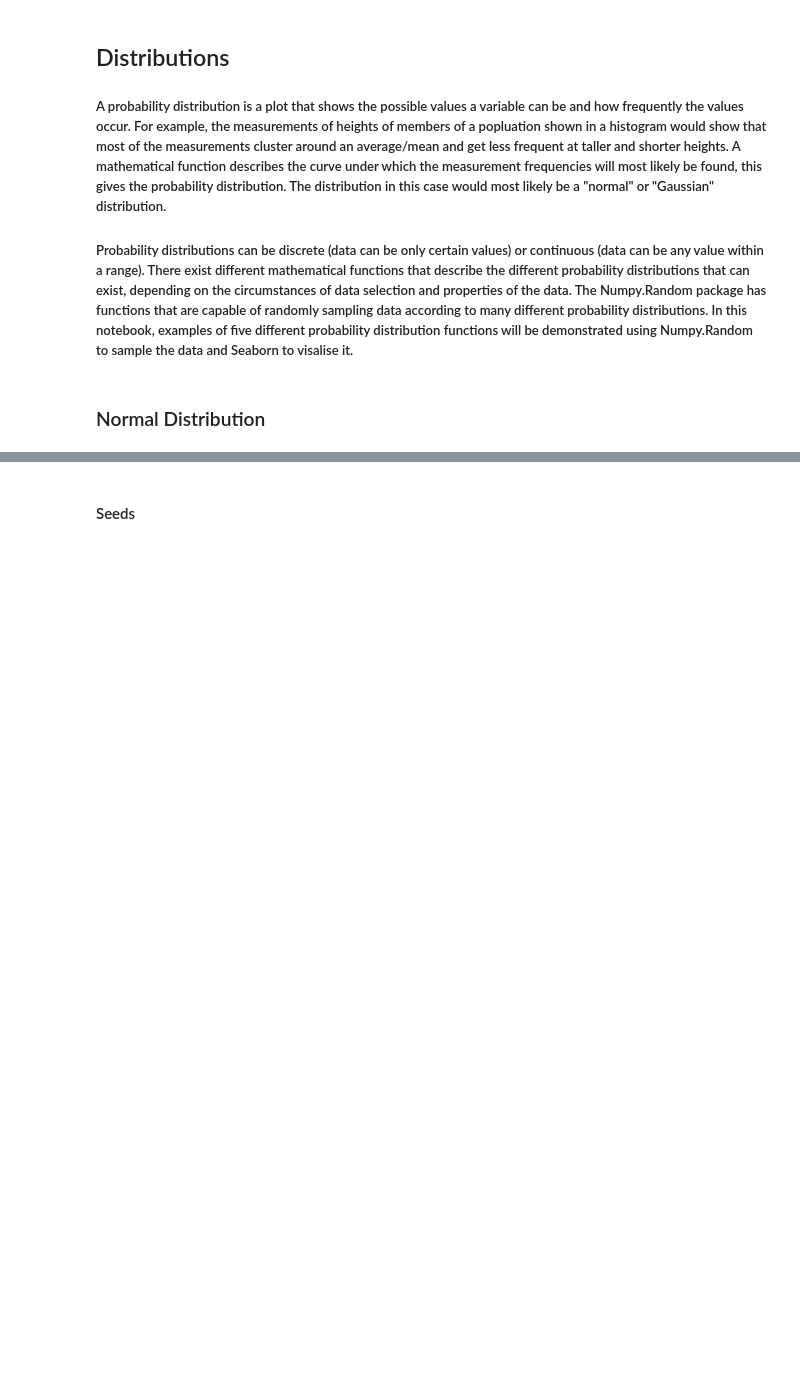
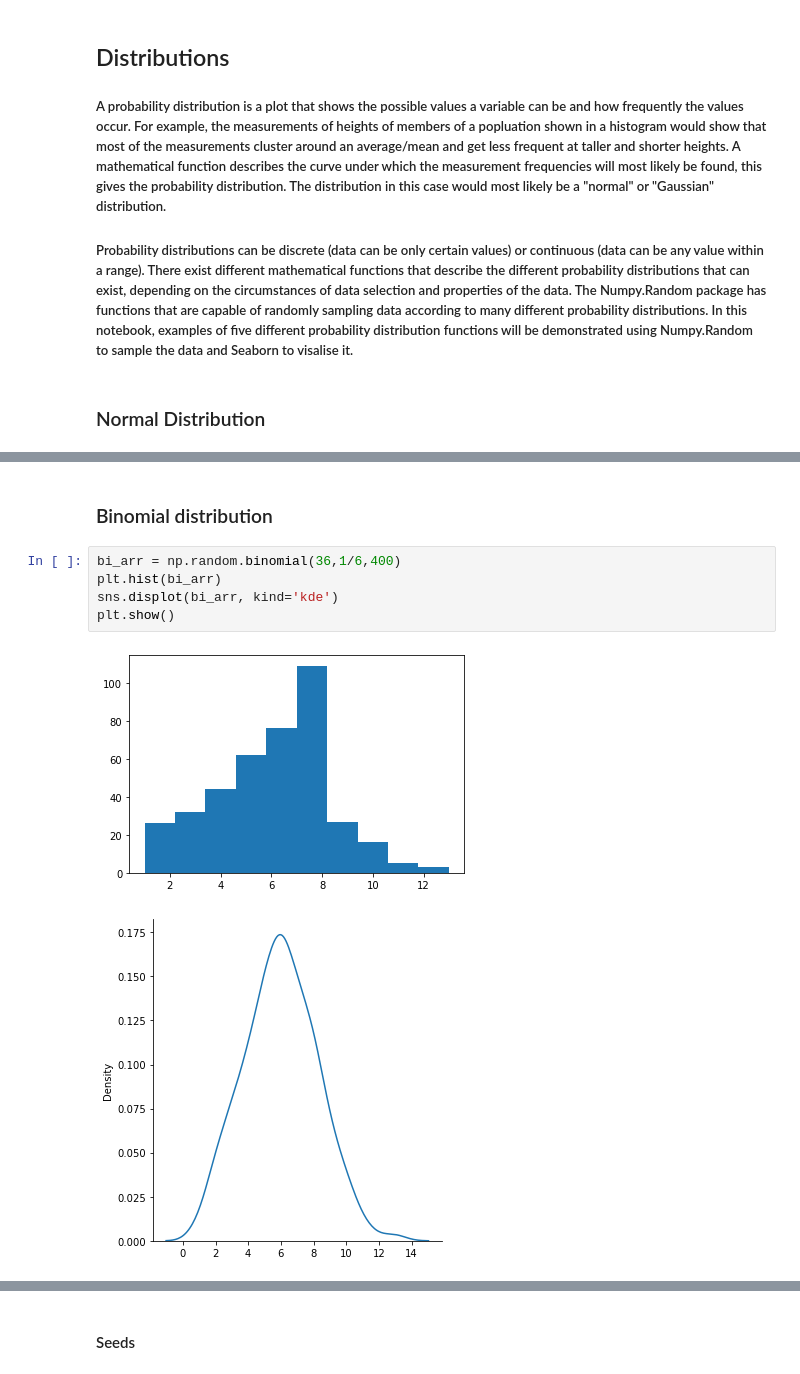
Before and after one commit to ByketPoe/efarrellPfDA2021submission, a Jupyter notebook: The_NumpyRandom_Package.ipynb, the cells around one changed output, grey strips where cells are left out. Saved outputs shown, nothing was run; the diff lists cells and outputs as text; blank space fills up the shorter version.

```diff
--- a/The_NumpyRandom_Package.ipynb
+++ b/The_NumpyRandom_Package.ipynb
@@ -44,0 +70,10 @@ plt.show()
+# %% [markdown]
+### Binomial distribution
+# %%
+bi_arr = np.random.binomial(36,1/6,400)
+plt.hist(bi_arr)
+sns.displot(bi_arr, kind='kde')
+plt.show()
+# %% [output]
+[figure, added]
+[figure, added]
```
Also changed, not shown: parts of 9 cells of this notebook.
